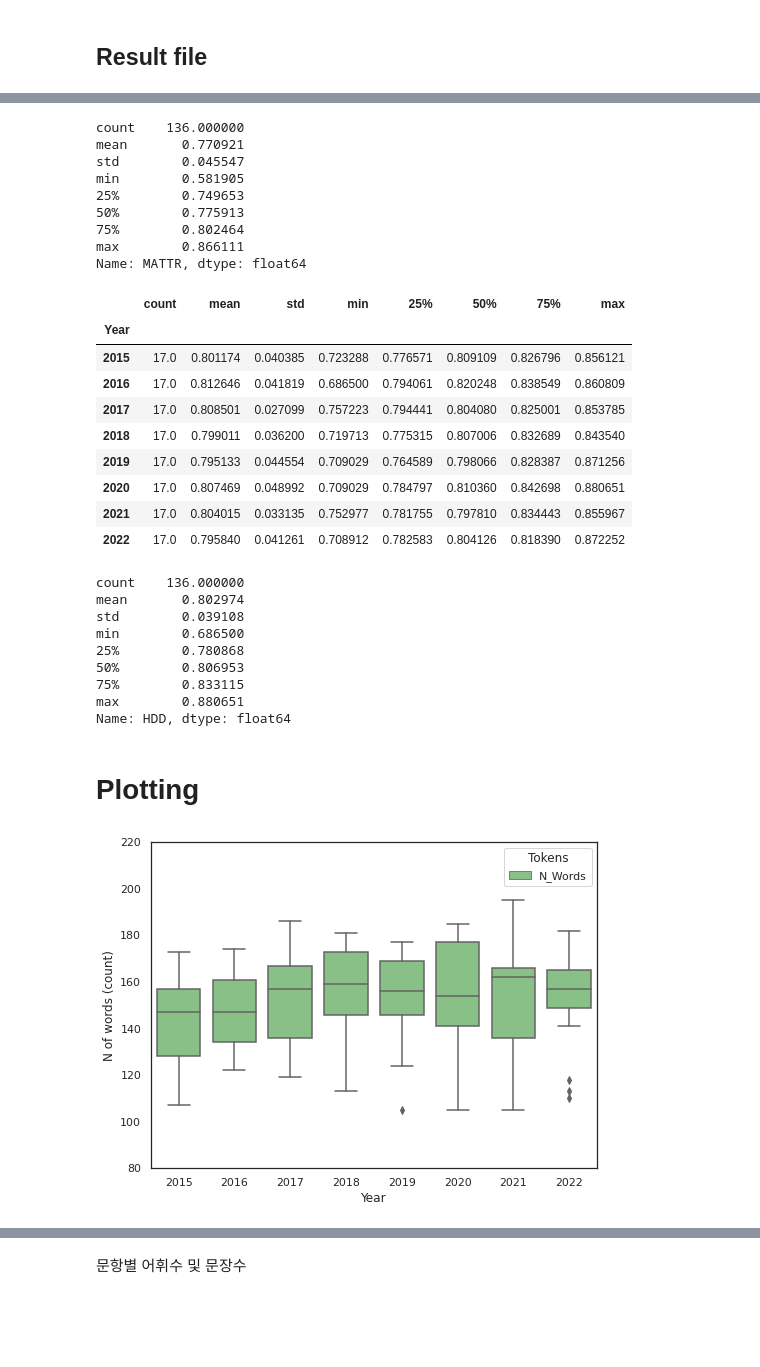
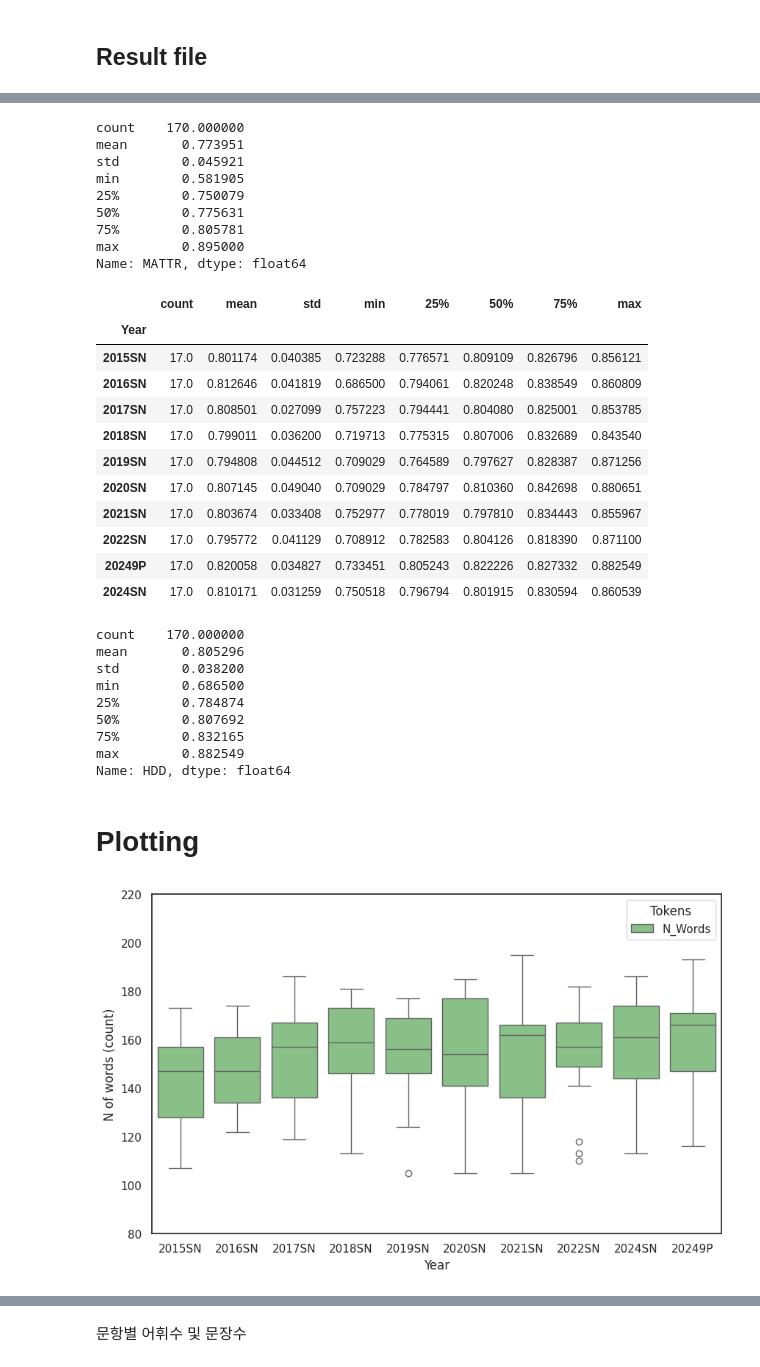
Before and after one commit to MK316/Workingpapers, a Jupyter notebook: 221010_ksat_paper_analysis_total.ipynb, the cells around one changed output, grey strips where cells are left out. Drawn from its saved outputs; the diff is of its cells as text; code cells hidden in the pictures; blank space fills up the shorter version.

```diff
--- a/221010_ksat_paper_analysis_total.ipynb
+++ b/221010_ksat_paper_analysis_total.ipynb
@@ -14,7 +17,7 @@ data: https://raw.githubusercontent.com/MK316/Workingpapers/main/Analysis/mydata
 import textstat
 import pandas as pd
 # %%
-url = 'https://raw.githubusercontent.com/MK316/Workingpapers/main/Analysis/mydata01.csv'
+url = 'https://raw.githubusercontent.com/MK316/Workingpapers/main/ksatdata_2024.csv'
 df1 = pd.read_csv(url)
 df1
 # %% [output]
@@ -161,13 +166,14 @@ Total Number of sentences: 1036
 from matplotlib import pyplot as plt
 import seaborn as sns
 # %%
-sns.set(rc={'figure.figsize':(12,6),"font.size":40,"axes.titlesize":140,"axes.labelsize":60},style="white") # font size doesn't work
-# ax = sns.boxplot (y=df2)
-# ax.set_ylim([0, 210])
+# sns.set(rc={'figure.figsize':(12,6),"font.size":40,"axes.titlesize":140,"axes.labelsize":60},style="white") # font size doesn't work
+#Note: this doesn't work because dd is not defined
+# # ax = sns.boxplot (y=df2)
+# # ax.set_ylim([0, 210])
 
-sns.set_theme(style='white')
-#dd=pd.melt(df2,id_vars=['QN'],value_vars=['N_Words'],var_name='Tokens')
-ax = sns.boxplot(x='QN',y='value',data=dd,hue='Tokens',palette="Accent")
-ax.set_ylim([80,220])
-ax.set(xlabel='Question Numbers', ylabel='N of words (count)')
-plt.savefig('boxplot_QN.png')
+# sns.set_theme(style='white')
+# #dd=pd.melt(df2,id_vars=['QN'],value_vars=['N_Words'],var_name='Tokens')
+# ax = sns.boxplot(x='QN',y='value',data=dd,hue='Tokens',palette="Accent")
+# ax.set_ylim([80,220])
+# ax.set(xlabel='Question Numbers', ylabel='N of words (count)')
+# plt.savefig('boxplot_QN.png')
@@ -296,39 +293,41 @@ df2['MATTR'].groupby(df2['Year']).describe()
 # %%
 df2['MATTR'].describe()
 # %% [output]
-count    136.000000
-mean       0.770921
-std        0.045547
+count    170.000000
+mean       0.773951
+std        0.045921
 min        0.581905
-25%        0.749653
-50%        0.775913
-75%        0.802464
-max        0.866111
+25%        0.750079
+50%        0.775631
+75%        0.805781
+max        0.895000
 Name: MATTR, dtype: float64
 # %%
 df2['HDD'].groupby(df2['Year']).describe()
 # %% [output]
 |  | count | mean | std | min | 25% | 50% | 75% | max |
 | Year |  |  |  |  |  |  |  |  |
-| 2015 | 17.0 | 0.801174 | 0.040385 | 0.723288 | 0.776571 | 0.809109 | 0.826796 | 0.856121 |
-| 2016 | 17.0 | 0.812646 | 0.041819 | 0.686500 | 0.794061 | 0.820248 | 0.838549 | 0.860809 |
-| 2017 | 17.0 | 0.808501 | 0.027099 | 0.757223 | 0.794441 | 0.804080 | 0.825001 | 0.853785 |
-| 2018 | 17.0 | 0.799011 | 0.036200 | 0.719713 | 0.775315 | 0.807006 | 0.832689 | 0.843540 |
-| 2019 | 17.0 | 0.795133 | 0.044554 | 0.709029 | 0.764589 | 0.798066 | 0.828387 | 0.871256 |
-| 2020 | 17.0 | 0.807469 | 0.048992 | 0.709029 | 0.784797 | 0.810360 | 0.842698 | 0.880651 |
-| 2021 | 17.0 | 0.804015 | 0.033135 | 0.752977 | 0.781755 | 0.797810 | 0.834443 | 0.855967 |
-| 2022 | 17.0 | 0.795840 | 0.041261 | 0.708912 | 0.782583 | 0.804126 | 0.818390 | 0.872252 |
+| 2015SN | 17.0 | 0.801174 | 0.040385 | 0.723288 | 0.776571 | 0.809109 | 0.826796 | 0.856121 |
+| 2016SN | 17.0 | 0.812646 | 0.041819 | 0.686500 | 0.794061 | 0.820248 | 0.838549 | 0.860809 |
+| 2017SN | 17.0 | 0.808501 | 0.027099 | 0.757223 | 0.794441 | 0.804080 | 0.825001 | 0.853785 |
+| 2018SN | 17.0 | 0.799011 | 0.036200 | 0.719713 | 0.775315 | 0.807006 | 0.832689 | 0.843540 |
+| 2019SN | 17.0 | 0.794808 | 0.044512 | 0.709029 | 0.764589 | 0.797627 | 0.828387 | 0.871256 |
+| 2020SN | 17.0 | 0.807145 | 0.049040 | 0.709029 | 0.784797 | 0.810360 | 0.842698 | 0.880651 |
+| 2021SN | 17.0 | 0.803674 | 0.033408 | 0.752977 | 0.778019 | 0.797810 | 0.834443 | 0.855967 |
+| 2022SN | 17.0 | 0.795772 | 0.041129 | 0.708912 | 0.782583 | 0.804126 | 0.818390 | 0.871100 |
+| 20249P | 17.0 | 0.820058 | 0.034827 | 0.733451 | 0.805243 | 0.822226 | 0.827332 | 0.882549 |
+| 2024SN | 17.0 | 0.810171 | 0.031259 | 0.750518 | 0.796794 | 0.801915 | 0.830594 | 0.860539 |
 # %%
 df2['HDD'].describe()
 # %% [output]
-count    136.000000
-mean       0.802974
-std        0.039108
+count    170.000000
+mean       0.805296
+std        0.038200
 min        0.686500
-25%        0.780868
-50%        0.806953
-75%        0.833115
-max        0.880651
+25%        0.784874
+50%        0.807692
+75%        0.832165
+max        0.882549
 Name: HDD, dtype: float64
 # %% [markdown]
 # Plotting
@@ -336,18 +335,18 @@ Name: HDD, dtype: float64
 from matplotlib import pyplot as plt
 import seaborn as sns
 # %%
-sns.set(rc={'figure.figsize':(8,6),"font.size":40,"axes.titlesize":140,"axes.labelsize":60},style="white") # font size doesn't work
+sns.set(rc={'figure.figsize':(10,6),"font.size":40,"axes.titlesize":140,"axes.labelsize":60},style="white") # font size doesn't work
 # ax = sns.boxplot (y=df2)
 # ax.set_ylim([0, 210])
 
 sns.set_theme(style='white')
 dd=pd.melt(df2,id_vars=['Year'],value_vars=['N_Words'],var_name='Tokens')
 ax = sns.boxplot(x='Year',y='value',data=dd,hue='Tokens',palette="Accent")
 ax.set_ylim([80,220])
 ax.set(xlabel='Year', ylabel='N of words (count)')
 plt.savefig('boxplot_Nwords.png')
 # %% [output]
-[figure, old version]
+[figure, new version]
 # %%
 sns.kdeplot(x='N_Words', data=df2, hue='Year', common_norm=False);
 plt.title("Kernel Density Function")
```
Also changed, not shown: parts of 48 cells of this notebook.
